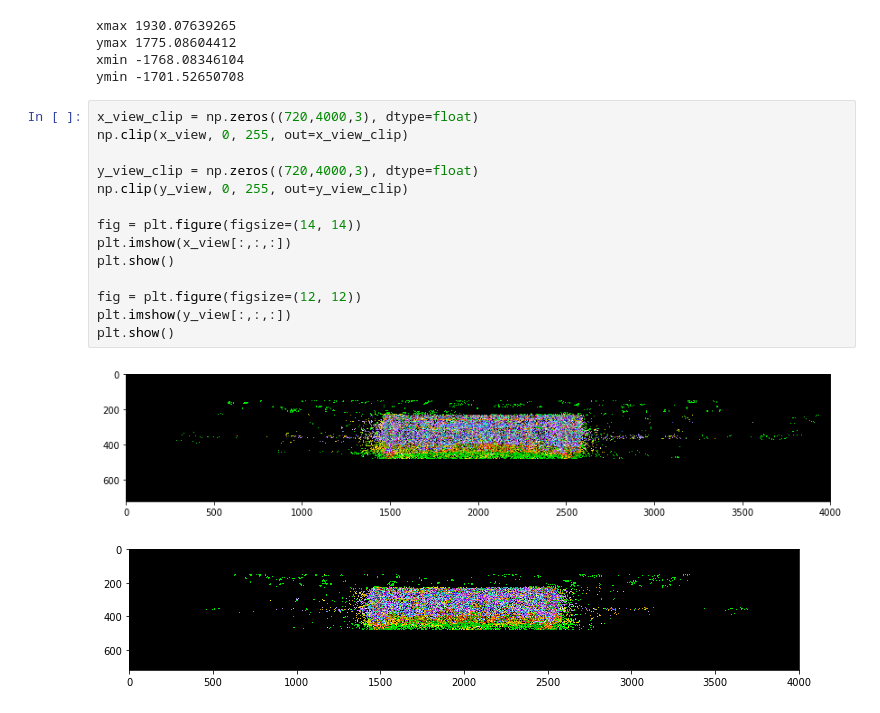
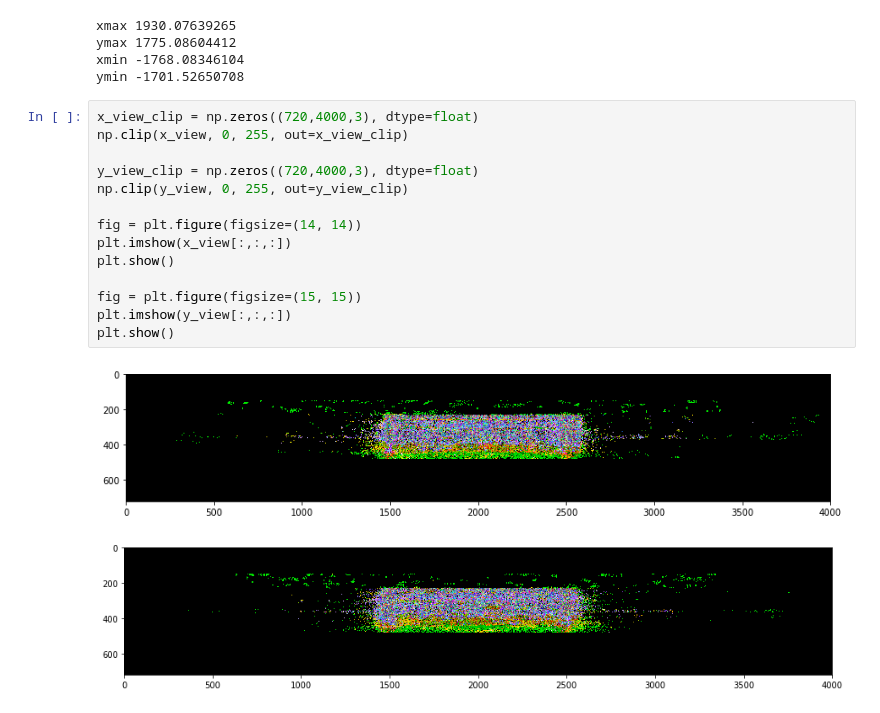
Before and after one commit to ongchinkiat/realsense-d435, a Jupyter notebook: d435-analysis-848.ipynb, the cells around one changed output. Drawn from its saved outputs; the diff is of its cells as text.

```diff
--- a/d435-analysis-848.ipynb
+++ b/d435-analysis-848.ipynb
@@ -303,17 +303,17 @@ ymin -1701.52650708
 # %%
 x_view_clip = np.zeros((720,4000,3), dtype=float)
 np.clip(x_view, 0, 255, out=x_view_clip)
 
 y_view_clip = np.zeros((720,4000,3), dtype=float)
 np.clip(y_view, 0, 255, out=y_view_clip)
 
 fig = plt.figure(figsize=(14, 14))
 plt.imshow(x_view[:,:,:])
 plt.show()
 
-fig = plt.figure(figsize=(12, 12))
+fig = plt.figure(figsize=(15, 15))
 plt.imshow(y_view[:,:,:])
 plt.show()
 # %% [output]
 [figure]
-[figure, old version]
+[figure, new version]
```
